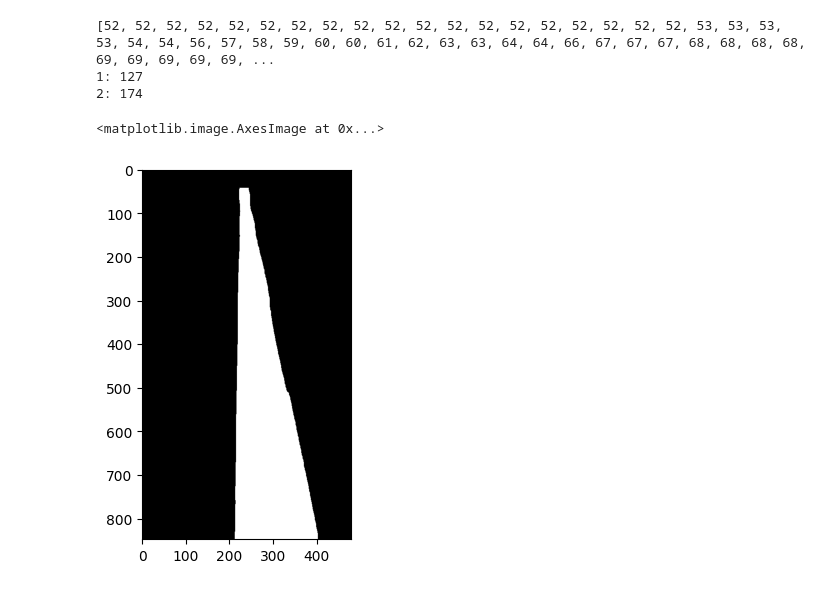
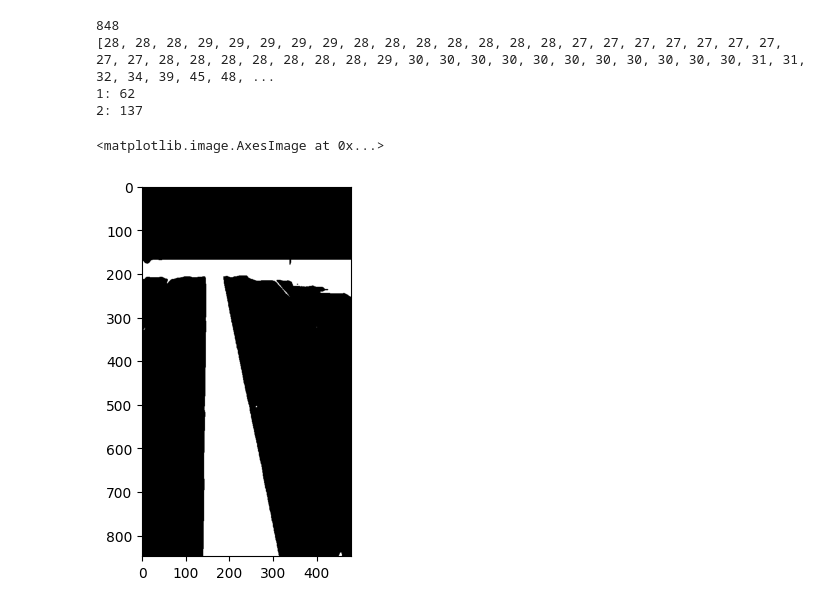
Before and after one commit to hendric-popma/project_bums, a Jupyter notebook: Test_videos_seg_lines.ipynb, the cells around one changed output. Cells and saved outputs as stored; diff of their text form; code cells hidden in the pictures.

Commit message:
adjusdted seg_orientation lines

```diff
--- a/Test_videos_seg_lines.ipynb
+++ b/Test_videos_seg_lines.ipynb
@@ -15,9 +15,9 @@ video_path = "C:\\Users\\leonh\\Pictures\\BumS\\Projekt\\muc_bhf_3.mp4"
 frames = read_video_frames(video_path)
 print(len(frames))
 
-frames1 = frames[0:500]
+frames1 = frames[1000:1309]
 
-img = frames1[480][1]
+img = frames1[140][1]
 plt.imshow(img)
 # %% [output]
 1309
@@ -59,14 +101,15 @@ plt.imshow(img_largest)
 # %%
 color = "B"
-img_lines_seg = seg_orientation_lines(img, color, 0.171)
+img_lines_seg = seg_orientation_lines(img, color, 0.165)
 
 plt.imshow(img_lines_seg)
 # %% [output]
-[52, 52, 52, 52, 52, 52, 52, 52, 52, 52, 52, 52, 52, 52, 52, 52, 52, 52, 52, 53, 53, 53, 53, 54, 54, 56, 57, 58, 59, 60, 60, 61, 62, 63, 63, 64, 64, 66, 67, 67, 67, 68, 68, 68, 68, 69, 69, 69, 69, 69, ...
-1: 127
-2: 174
+848
+[28, 28, 28, 29, 29, 29, 29, 29, 28, 28, 28, 28, 28, 28, 28, 27, 27, 27, 27, 27, 27, 27, 27, 27, 28, 28, 28, 28, 28, 28, 28, 29, 30, 30, 30, 30, 30, 30, 30, 30, 30, 30, 30, 31, 31, 32, 34, 39, 45, 48, ...
+1: 62
+2: 137
 <matplotlib.image.AxesImage at 0x...>
-[figure, old version]
+[figure, new version]
 # %%
 #Notes:
 
```
Also changed, not shown: parts of 9 cells of this notebook, 1 other file.
